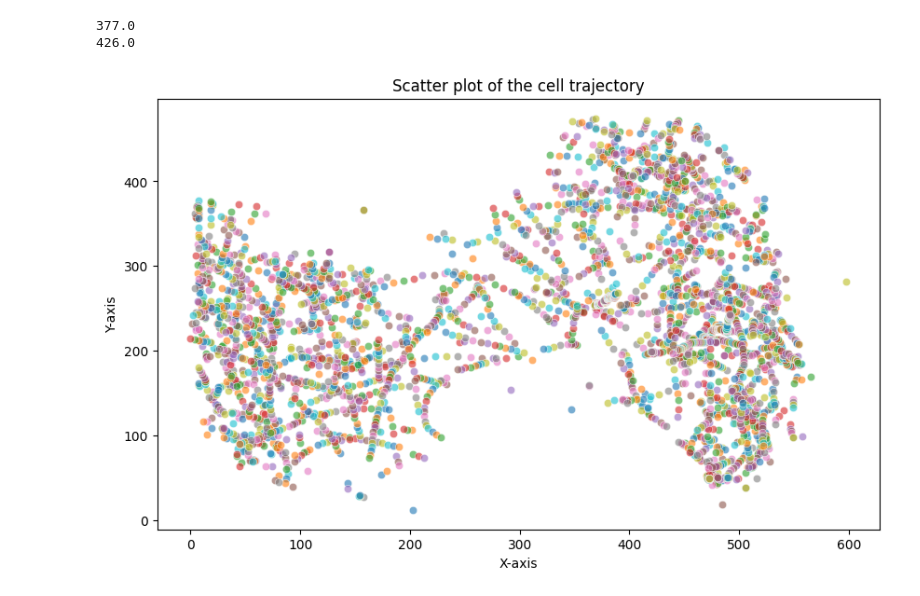
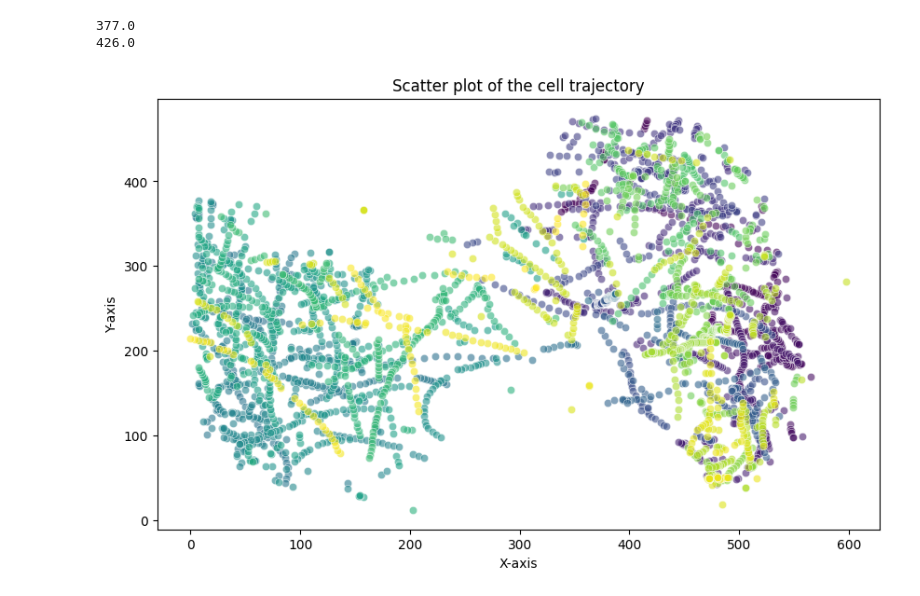
Before and after one commit to furthlab/paramecium_voltage_exp, a Jupyter notebook: cell_sort/analysis.ipynb, the cells around one changed output. Saved outputs shown, nothing was run; the diff lists cells and outputs as text; code cells hidden in the pictures.

Commit message:
color gradient so I know which come first

```diff
--- a/cell_sort/analysis.ipynb
+++ b/cell_sort/analysis.ipynb
@@ -71,13 +71,19 @@ print((cell_df['frames'].iloc[1])['y'])
 # %%
 # Create scatter plot using a for loop
 plt.figure(figsize=(10, 6))
 
+# Define colormap
+cmap = plt.get_cmap('viridis')
+norm = plt.Normalize(0, 4000)
+
 for i in range(4000):
-    plt.scatter((cell_df['frames'].iloc[i])['x'], (cell_df['frames'].iloc[i])['y'], alpha=0.6, edgecolors='w', linewidth=0.5)
+    x = cell_df['frames'].iloc[i]['x']
+    y = cell_df['frames'].iloc[i]['y']
+    plt.scatter(x, y, color=cmap(norm(i)), alpha=0.6, edgecolors='w', linewidth=0.5)
 
 plt.title('Scatter plot of the cell trajectory')
 plt.xlabel('X-axis')
 plt.ylabel('Y-axis')
 plt.show()
 # %% [output]
-[figure, old version]
+[figure, new version]
```
